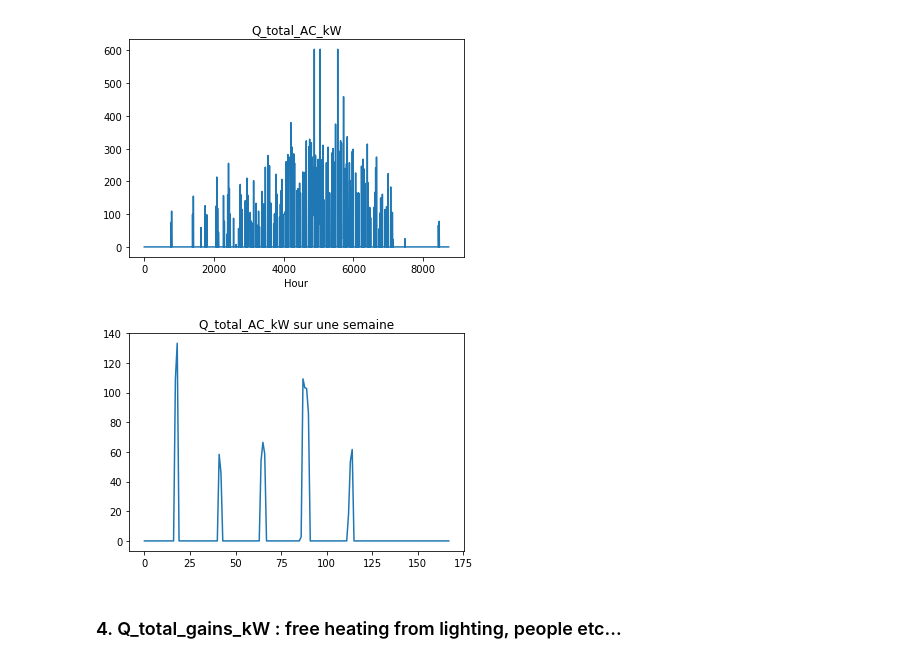
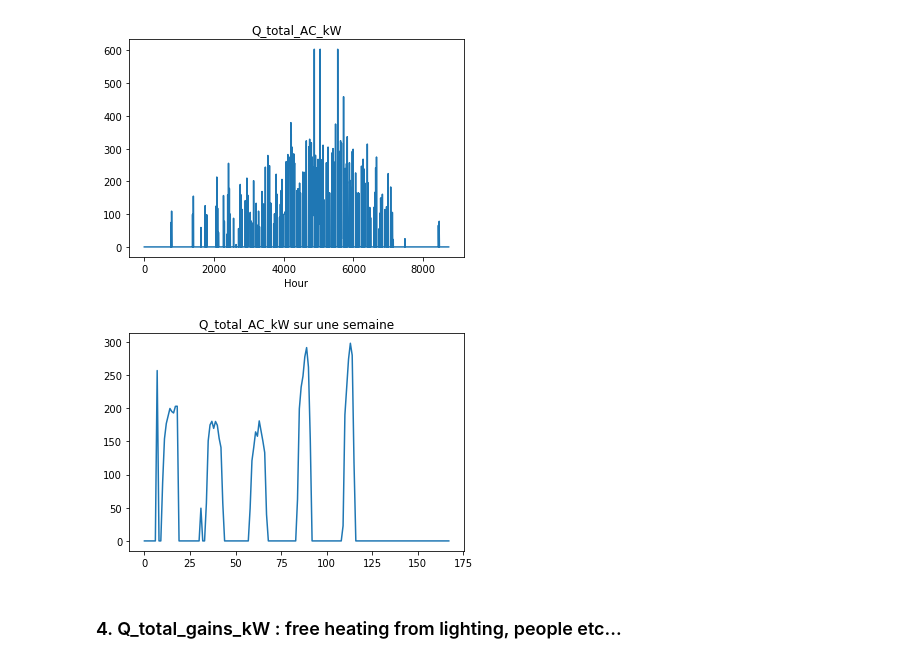
Before and after one commit to adelegi/Challenge_ENS, a Jupyter notebook: analyse_data_adele/Analysis_output.ipynb, the cells around one changed output. Saved outputs shown, nothing was run; the diff lists cells and outputs as text; code cells hidden in the pictures.

```diff
--- a/analyse_data_adele/Analysis_output.ipynb
+++ b/analyse_data_adele/Analysis_output.ipynb
@@ -19,6 +24,6 @@ import data
 # %%
-outside_temp, dico = data.load_input_data("./data/train_input.csv")
-output = data.load_output_data('data/challenge_output.csv', outside_temp, dico)
+outside_temp, data_dico = data.load_input_data("./../data/train_input.csv")
+output_dico = data.load_output_data('./../data/challenge_output.csv', outside_temp, data_dico)
 
 len_year = len(outside_temp)
 buildings = list(data_dico.keys())
@@ -102,12 +107,12 @@ plot_output_var('Q_total_AC_kW')
 [figure]
 # %%
 ## Sur une semaine
-num_sem = 19
+num_sem = 35
 plt.plot(output_dico['building_10_0'][num_sem*7*24:(num_sem+1)*7*24, output_dico['fields']['Q_total_AC_kW']])
 plt.title('Q_total_AC_kW sur une semaine')
 plt.show()
 # %% [output]
-[figure, old version]
+[figure, new version]
 # %% [markdown]
 ### 4. Q_total_gains_kW  : free heating from lighting, people etc...
 # %%
```
Also changed, not shown: parts of 13 cells of this notebook, 4 other files.
